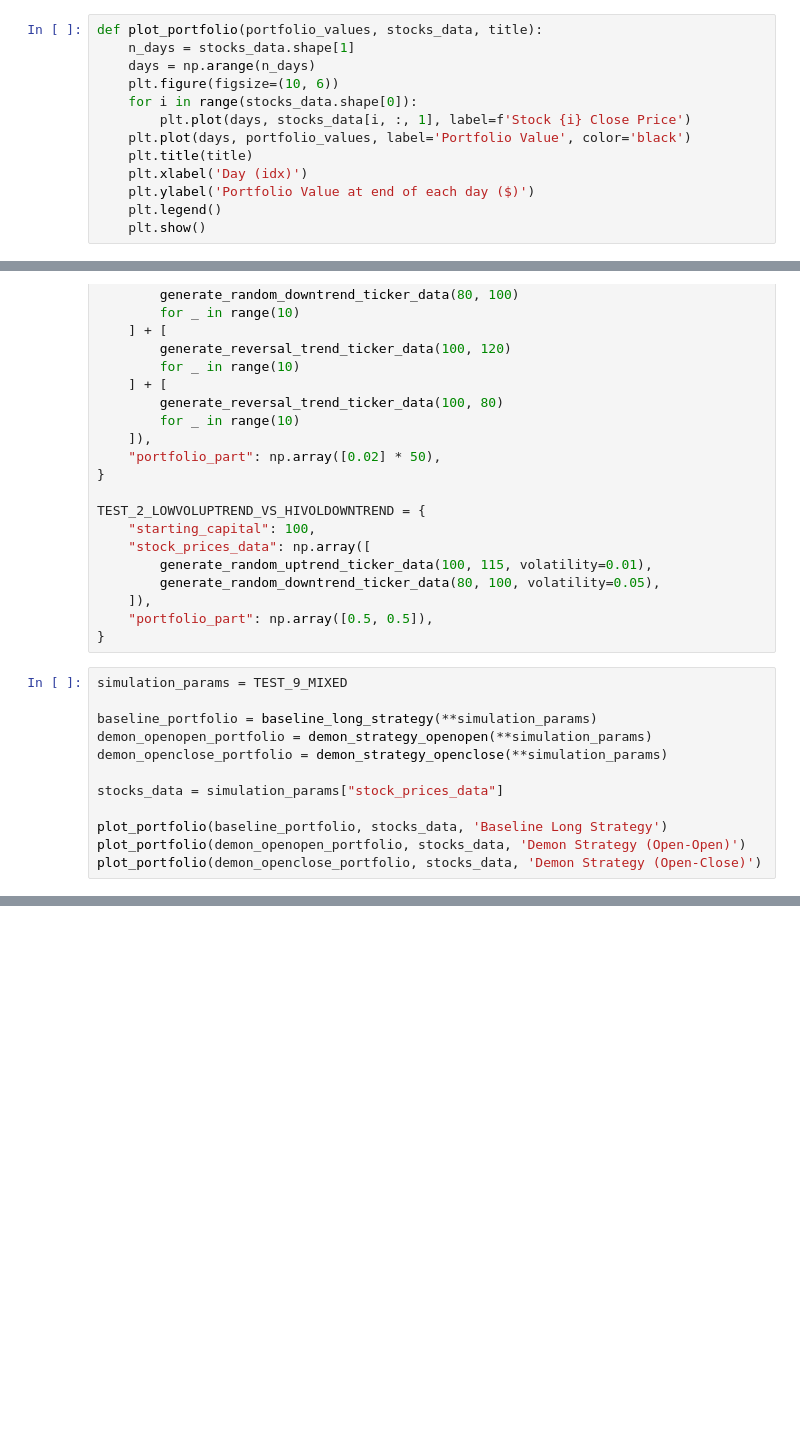
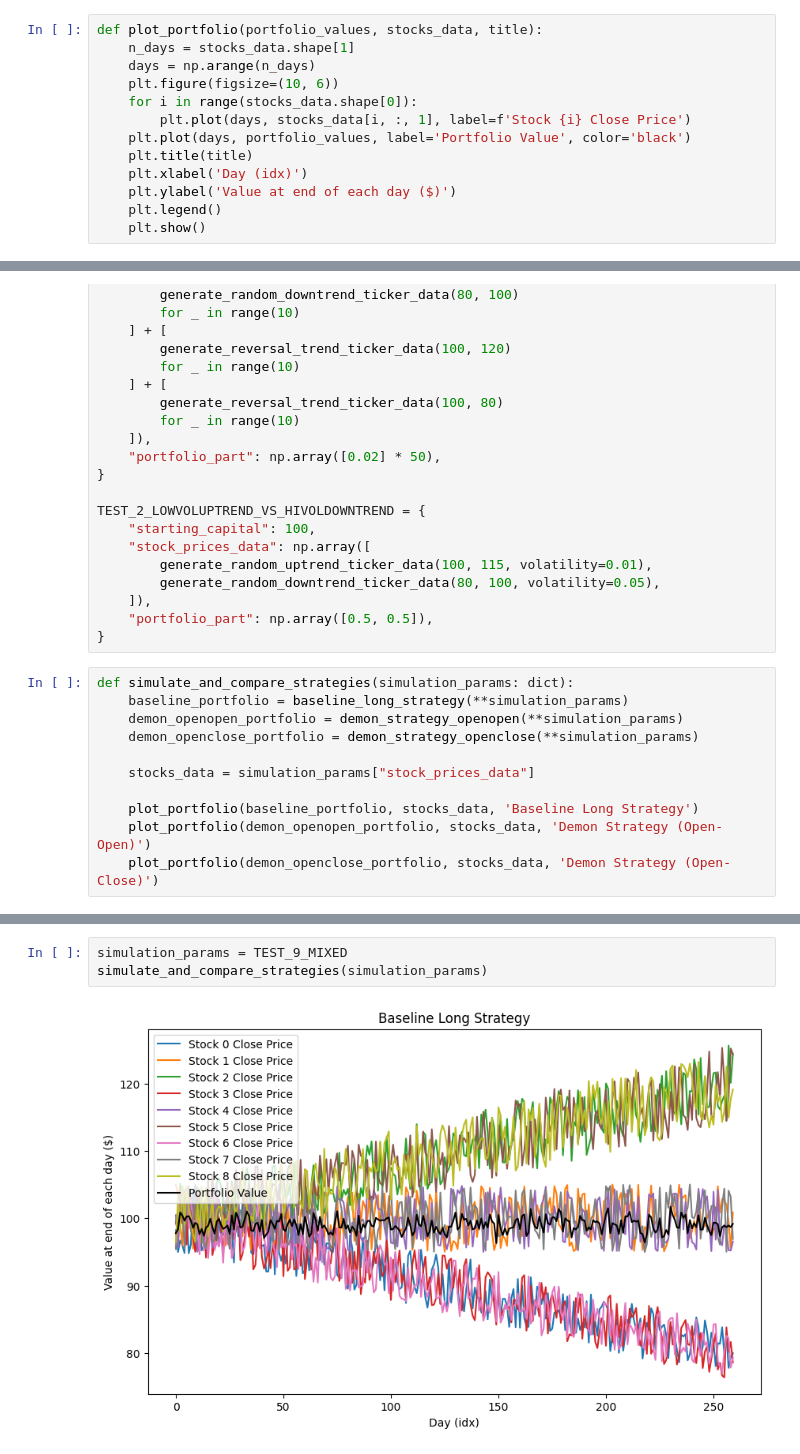
Before and after one commit to yalishanda42/stonksbot, a Jupyter notebook: demon/poc.ipynb, the cells around one changed output, grey strips where cells are left out. Saved outputs shown, nothing was run; the diff lists cells and outputs as text; blank space fills up the shorter version.

```diff
--- a/demon/poc.ipynb
+++ b/demon/poc.ipynb
@@ -254,7 +254,7 @@ def plot_portfolio(portfolio_values, stocks_data, title):
     plt.plot(days, portfolio_values, label='Portfolio Value', color='black')
     plt.title(title)
     plt.xlabel('Day (idx)')
-    plt.ylabel('Portfolio Value at end of each day ($)')
+    plt.ylabel('Value at end of each day ($)')
     plt.legend()
     plt.show()
 # %%
@@ -416,14 +416,13 @@ TEST_2_LOWVOLUPTREND_VS_HIVOLDOWNTREND = {
     "portfolio_part": np.array([0.5, 0.5]),
 }
 # %%
-simulation_params = TEST_9_MIXED
+def simulate_and_compare_strategies(simulation_params: dict):
+    baseline_portfolio = baseline_long_strategy(**simulation_params)
+    demon_openopen_portfolio = demon_strategy_openopen(**simulation_params)
+    demon_openclose_portfolio = demon_strategy_openclose(**simulation_params)
 
-baseline_portfolio = baseline_long_strategy(**simulation_params)
-demon_openopen_portfolio = demon_strategy_openopen(**simulation_params)
-demon_openclose_portfolio = demon_strategy_openclose(**simulation_params)
+    stocks_data = simulation_params["stock_prices_data"]
 
-stocks_data = simulation_params["stock_prices_data"]
-
-plot_portfolio(baseline_portfolio, stocks_data, 'Baseline Long Strategy')
-plot_portfolio(demon_openopen_portfolio, stocks_data, 'Demon Strategy (Open-Open)')
-plot_portfolio(demon_openclose_portfolio, stocks_data, 'Demon Strategy (Open-Close)')
+    plot_portfolio(baseline_portfolio, stocks_data, 'Baseline Long Strategy')
+    plot_portfolio(demon_openopen_portfolio, stocks_data, 'Demon Strategy (Open-Open)')
+    plot_portfolio(demon_openclose_portfolio, stocks_data, 'Demon Strategy (Open-Close)')
@@ -433,0 +429,5 @@ plot_portfolio(demon_openclose_portfolio, stocks_data, 'Demon Strategy (Open-Clo
+# %%
+simulation_params = TEST_9_MIXED
+simulate_and_compare_strategies(simulation_params)
+# %% [output]
+[figure, added]
```
Also changed, not shown: parts of 20 cells of this notebook, 2 other files.
